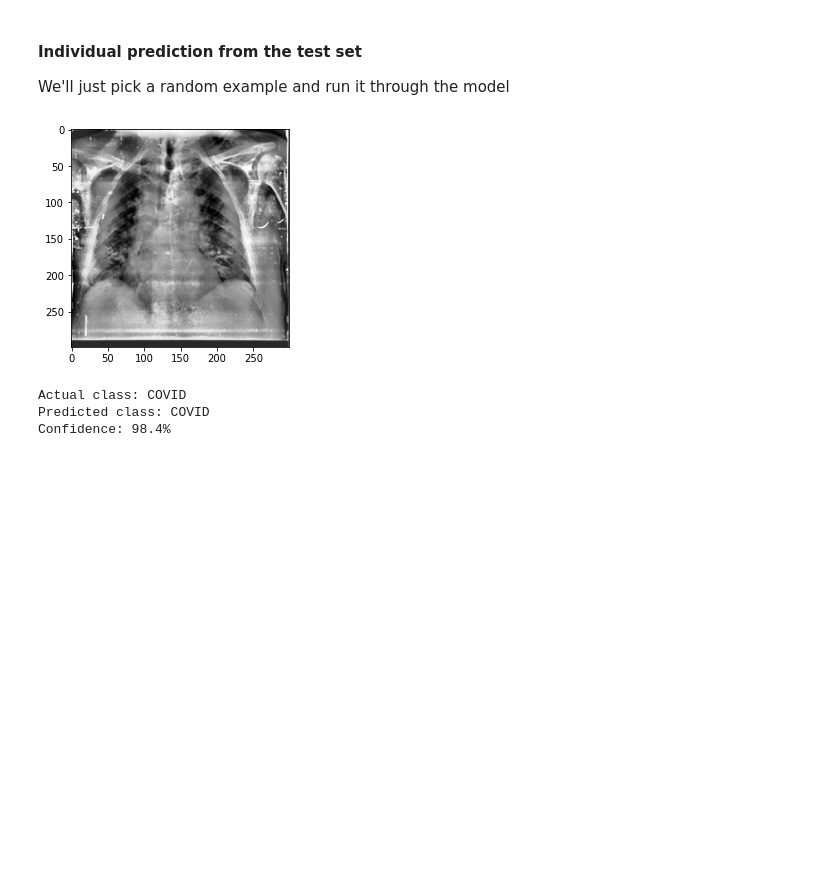
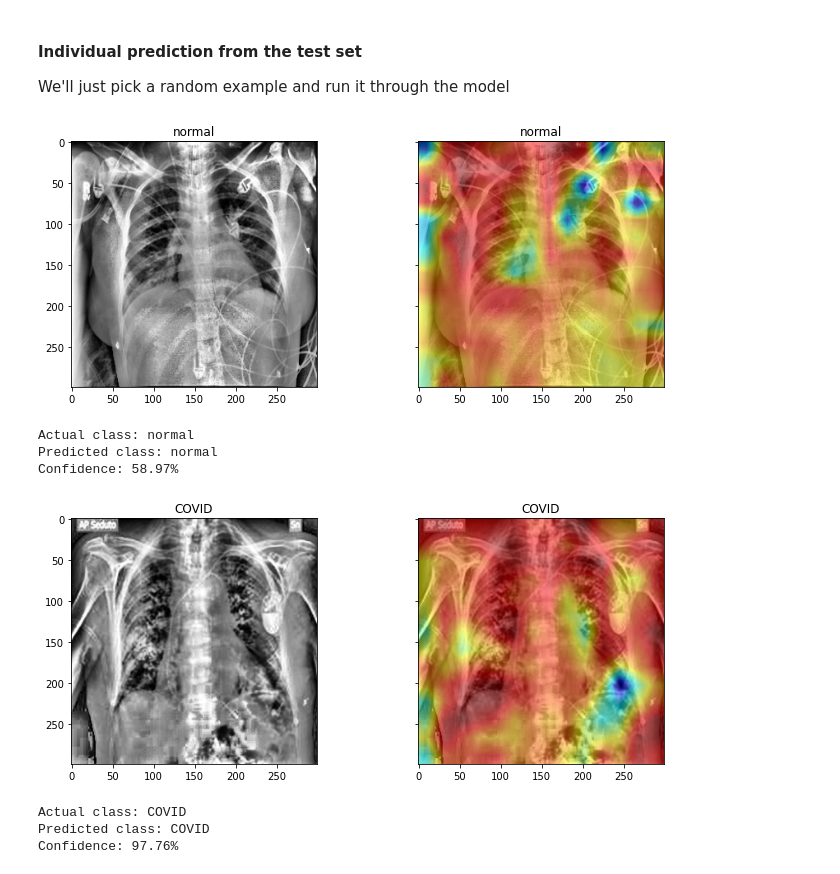
Before and after one commit to karencfisher/COVID19, a Jupyter notebook: notebooks/covidradio_weighted_baseline.ipynb, the cells around one changed output. Drawn from its saved outputs; the diff is of its cells as text; code cells hidden in the pictures; blank space fills up the shorter version.

```diff
--- a/notebooks/covidradio_weighted_baseline.ipynb
+++ b/notebooks/covidradio_weighted_baseline.ipynb
@@ -270,0 +231,4 @@ Positive Predictive Value = 87.18%
+# %%
+labels = ['covid']
+metrics_df, roc_curves = util.model_metrics(y_true, y_pred, labels)
+metrics_df
@@ -270,0 +238,8 @@ Positive Predictive Value = 87.18%
+# %%
+for i, curve in enumerate(roc_curves):
+  plt.plot(curve[0], curve[1], label=labels[i])
+plt.xlabel("FPR")
+plt.ylabel("TPR")
+plt.title(f'ROC-AUC curve')
+plt.legend()
+plt.show()
@@ -277,25 +252,53 @@ batch = test_gen.next()
+# %%
+counts = []
+filelists = []
+for item in classes:
+    filelist = os.listdir(os.path.join(data_path, 'test', item))
+    filelists.append(filelist)
+    counts.append(len(filelist))
 # %%
-pick = np.random.randint(0, len(batch[1]))
-img = batch[0][pick]
-img = np.expand_dims(img, axis=0)
-pred = model.predict(img)
-prediction = int(pred[0][0] >= 0.5)
-guess = classes[prediction]
-actual = classes[int(batch[1][pick])]
+for i, item in enumerate(classes):
 
-if prediction:
-  confidence = round(pred[0][0] * 100, 2)
-else:
-  confidence = round((1 - pred[0][0]) * 100, 2)
+    f, axes = plt.subplots(1, 2, sharey=True)
+    f.set_figwidth(10)
+    plt.tight_layout()
 
-plt.imshow(batch[0][pick], cmap='gray')
-plt.show()
+    image_file = random.choice(filelists[i])
+    image_path = os.path.join(data_path, 'test', item, image_file)
+    image = load_img(image_path)
+    image = img_to_array(image)
 
-print(f'Actual class: {actual}')
-print(f'Predicted class: {guess}')
-print(f'Confidence: {confidence}%')
+    pred_image = np.expand_dims(image, axis=0)
+    pred_image = pred_image / 255.
+    pred = model.predict(pred_image)
+    prediction = int(pred[0][0] >= 0.5)
+
+    if prediction:
+      confidence = round(pred[0][0] * 100, 2)
+    else:
+      confidence = round((1 - pred[0][0]) * 100, 2)
+
+    img = plt.imread(image_path)
+    axes[0].imshow(img, cmap='gray')
+    axes[0].set_title(item)
+
+    cam = util.grad_cam(model, pred_image, 0, 'conv2d_4')
+
+    img = plt.imread(image_path)
+    axes[1].imshow(img, cmap='gray')
+    axes[1].imshow(cam, cmap='jet', alpha=0.5)
+    axes[1].set_title(item)
+    plt.show()
+
+    print(f'Actual class: {item}')
+    print(f'Predicted class: {classes[prediction]}')
+    print(f'Confidence: {confidence}%')
 # %% [output]
-[figure, old version]
+[figure, new version]
-Actual class: COVID
-Predicted class: COVID
-Confidence: 98.4%
+Actual class: normal
+Predicted class: normal
+Confidence: 58.97%
+[figure, added]
+Actual class: COVID
+Predicted class: COVID
+Confidence: 97.76%
```
Also changed, not shown: parts of 16 cells of this notebook.
